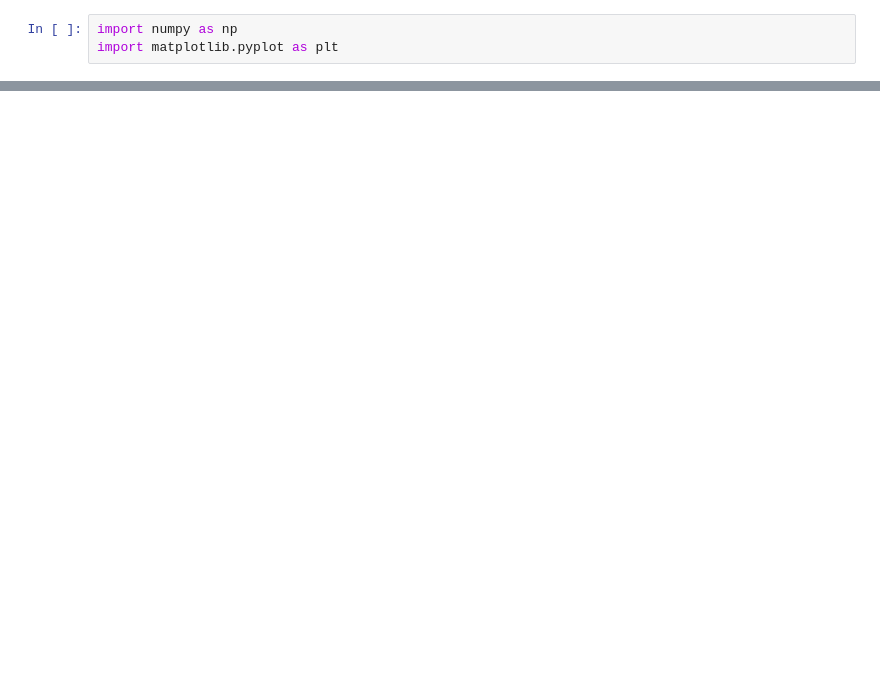
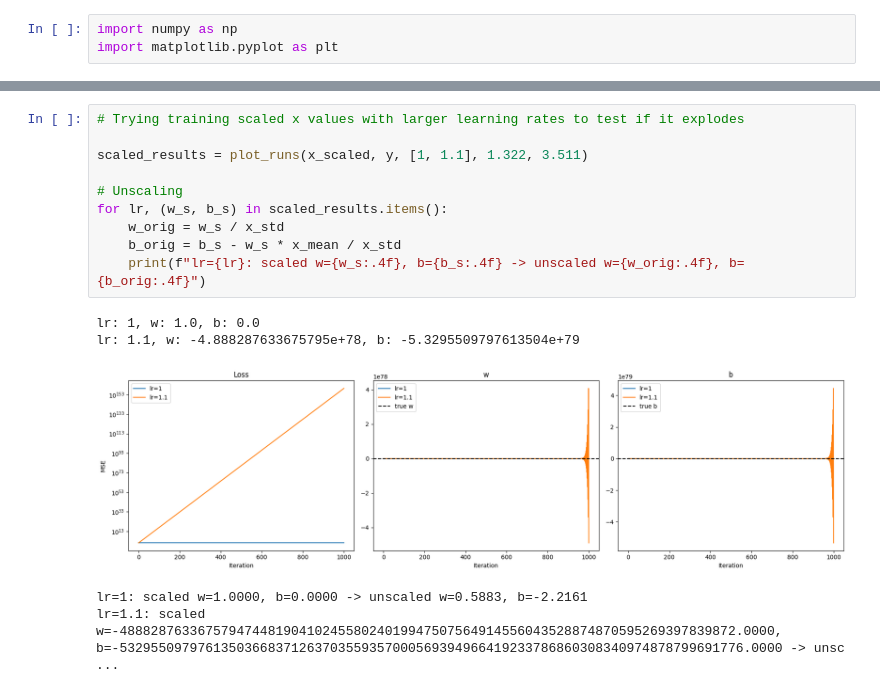
Before and after one commit to isenel0/ml-from-scratch, a Jupyter notebook: notebooks/02_gradient_descent.ipynb, the cells around one changed output, grey strips where cells are left out. Cells and saved outputs as stored; diff of their text form; blank space fills up the shorter version.

```diff
--- a/notebooks/02_gradient_descent.ipynb
+++ b/notebooks/02_gradient_descent.ipynb
@@ -134,0 +165,16 @@ lr: 0.055, w: 0.7778205150801288, b: 0.5813205026730367
+# %%
+# Trying training scaled x values with larger learning rates to test if it explodes
+
+scaled_results = plot_runs(x_scaled, y, [1, 1.1], 1.322, 3.511)
+
+# Unscaling
+for lr, (w_s, b_s) in scaled_results.items():
+    w_orig = w_s / x_std
+    b_orig = b_s - w_s * x_mean / x_std
+    print(f"lr={lr}: scaled w={w_s:.4f}, b={b_s:.4f} -> unscaled w={w_orig:.4f}, b={b_orig:.4f}")
+# %% [output]
+lr: 1, w: 1.0, b: 0.0
+lr: 1.1, w: -4.888287633675795e+78, b: -5.3295509797613504e+79
+[figure, added]
+lr=1: scaled w=1.0000, b=0.0000 -> unscaled w=0.5883, b=-2.2161
+lr=1.1: scaled w=-4888287633675794744819041024558024019947507564914556043528874870595269397839872.0000, b=-53295509797613503668371263703559357000569394966419233786860308340974878799691776.0000 -> unsc ...
```
Also changed, not shown: parts of 9 cells of this notebook, 1 other file.
